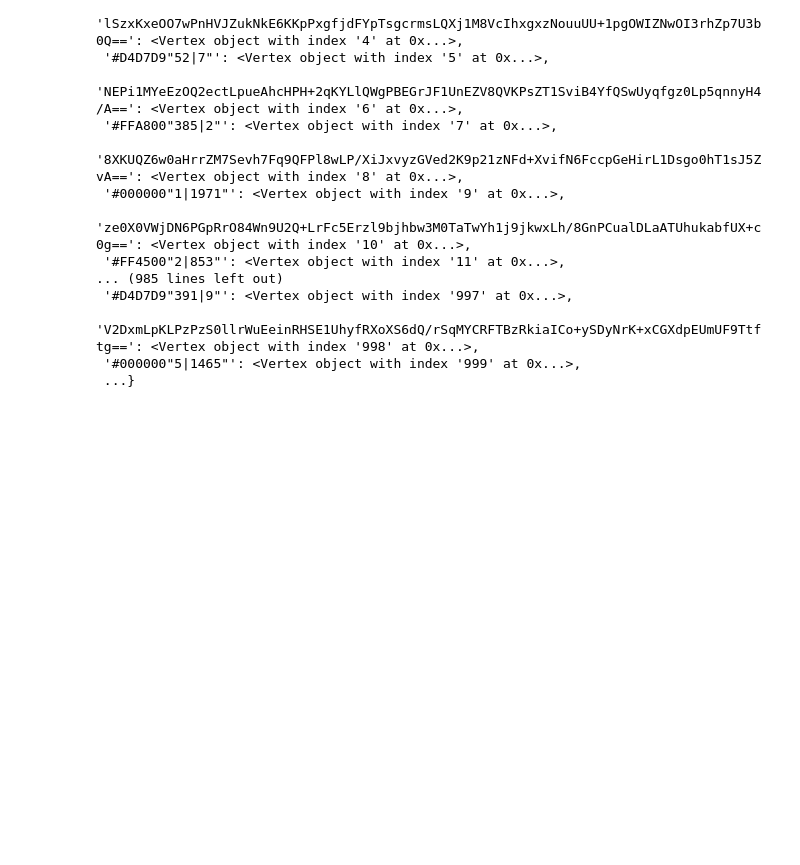
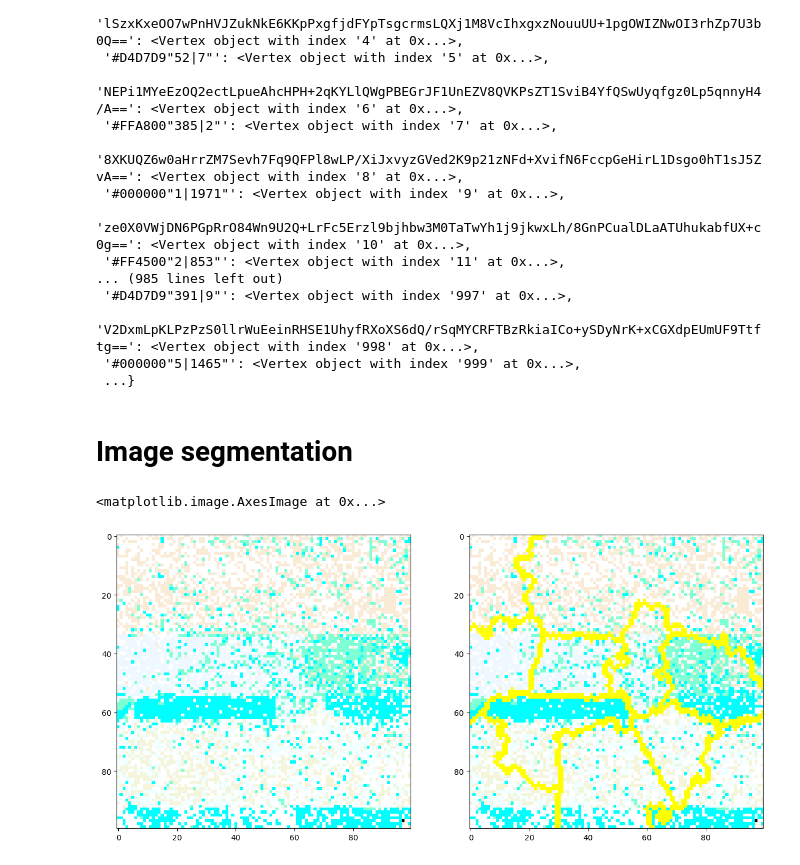
Before and after one commit to WojciechTyczynski/re-place-2022, a Jupyter notebook: connected_graph.ipynb, the cells around one changed output. Saved outputs shown, nothing was run; the diff lists cells and outputs as text; code cells hidden in the pictures; blank space fills up the shorter version.

Commit message:
added parquet loading for communities and image segmentation

```diff
--- a/connected_graph.ipynb
+++ b/connected_graph.ipynb
@@ -369,3 +463,5 @@ dict_vertex
  'V2DxmLpKLPzPzS0llrWuEeinRHSE1UhyfRXoXS6dQ/rSqMYCRFTBzRkiaICo+ySDyNrK+xCGXdpEUmUF9Ttftg==': <Vertex object with index '998' at 0x...>,
  '#000000"5|1465"': <Vertex object with index '999' at 0x...>,
  ...}
+# %% [markdown]
+# Image segmentation
@@ -371,0 +470,31 @@ dict_vertex
+# %%
+# Importing required boundaries
+from skimage.segmentation import slic, mark_boundaries
+from skimage.data import astronaut
+
+# Setting the plot figure as 15, 15
+plt.figure(figsize=(15, 15))
+
+# Sample Image of scikit-image package
+# astronaut = astronaut()
+astronaut = plt.imread('images 21.png')
+
+# Applying SLIC segmentation
+# for the edges to be drawn over
+astronaut_segments = slic(astronaut,
+                          n_segments=20) #, compactness=1)
+
+plt.subplot(1, 2, 1)
+
+# Plotting the original image
+plt.imshow(astronaut)
+
+# Detecting boundaries for labels
+plt.subplot(1, 2, 2)
+
+# Plotting the output of marked_boundaries
+# function i.e. the image with segmented boundaries
+plt.imshow(mark_boundaries(astronaut, astronaut_segments))
+# %% [output]
+<matplotlib.image.AxesImage at 0x...>
+[figure, added]
```
Also changed, not shown: parts of 76 cells of this notebook.
